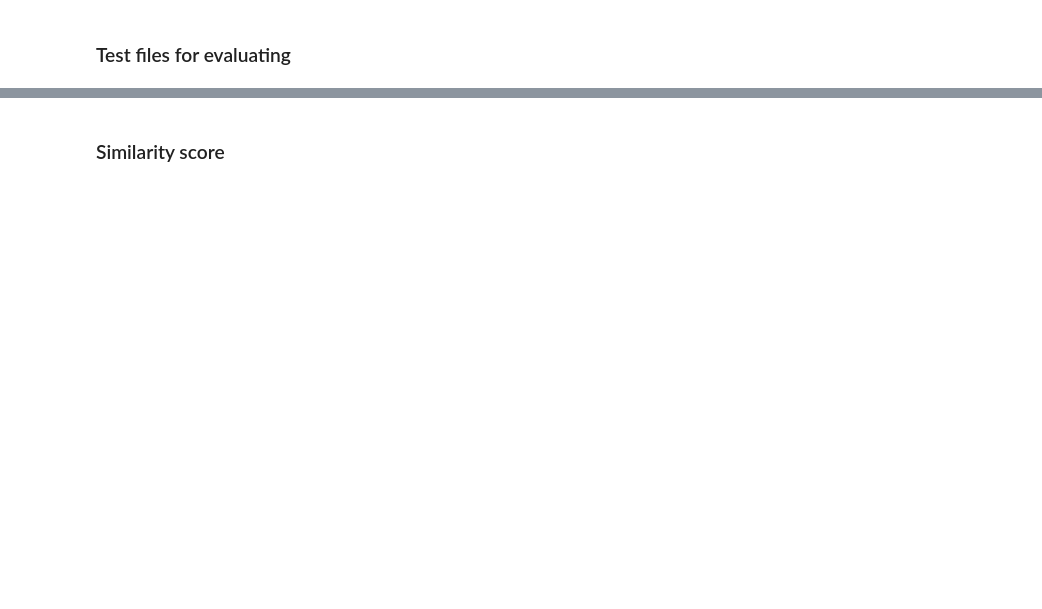
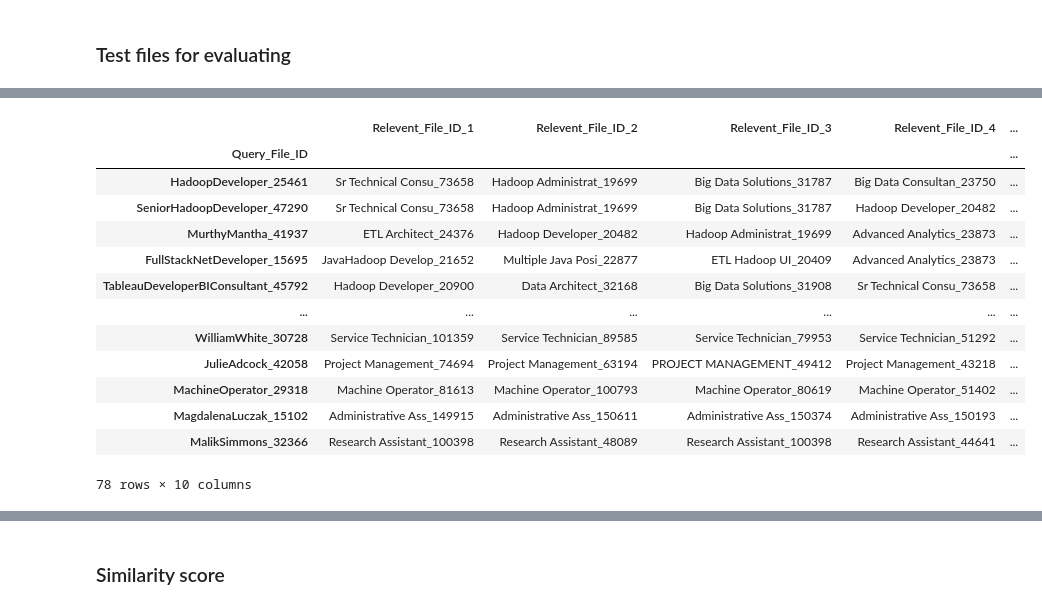
Before and after one commit to Zantorym/Aidi-capstone-I, a Jupyter notebook: AIDI1003_Capstone_Similarity_MAP.ipynb, the cells around one changed output, grey strips where cells are left out. Drawn from its saved outputs; the diff is of its cells as text; code cells hidden in the pictures; blank space fills up the shorter version.

```diff
--- a/AIDI1003_Capstone_Similarity_MAP.ipynb
+++ b/AIDI1003_Capstone_Similarity_MAP.ipynb
@@ -188,0 +170,17 @@ time: 59.9 ms (started: 2021-12-03 18:46:38 +00:00)
+# %%
+r2jd
+# %% [output]
+|  | Relevent_File_ID_1 | Relevent_File_ID_2 | Relevent_File_ID_3 | Relevent_File_ID_4 | ... |
+| Query_File_ID |  |  |  |  | ... |
+| HadoopDeveloper_25461 | Sr Technical Consu_73658 | Hadoop Administrat_19699 | Big Data Solutions_31787 | Big Data Consultan_23750 | ... |
+| SeniorHadoopDeveloper_47290 | Sr Technical Consu_73658 | Hadoop Administrat_19699 | Big Data Solutions_31787 | Hadoop Developer_20482 | ... |
+| MurthyMantha_41937 | ETL Architect_24376 | Hadoop Developer_20482 | Hadoop Administrat_19699 | Advanced Analytics_23873 | ... |
+| FullStackNetDeveloper_15695 | JavaHadoop Develop_21652 | Multiple Java Posi_22877 | ETL Hadoop UI_20409 | Advanced Analytics_23873 | ... |
+| TableauDeveloperBIConsultant_45792 | Hadoop Developer_20900 | Data Architect_32168 | Big Data Solutions_31908 | Sr Technical Consu_73658 | ... |
+| ... | ... | ... | ... | ... | ... |
+| WilliamWhite_30728 | Service Technician_101359 | Service Technician_89585 | Service Technician_79953 | Service Technician_51292 | ... |
+| JulieAdcock_42058 | Project Management_74694 | Project Management_63194 | PROJECT MANAGEMENT_49412 | Project Management_43218 | ... |
+| MachineOperator_29318 | Machine Operator_81613 | Machine Operator_100793 | Machine Operator_80619 | Machine Operator_51402 | ... |
+| MagdalenaLuczak_15102 | Administrative Ass_149915 | Administrative Ass_150611 | Administrative Ass_150374 | Administrative Ass_150193 | ... |
+| MalikSimmons_32366 | Research Assistant_100398 | Research Assistant_48089 | Research Assistant_100398 | Research Assistant_44641 | ... |
+78 rows × 10 columns
```
Also changed, not shown: parts of 30 cells of this notebook.
